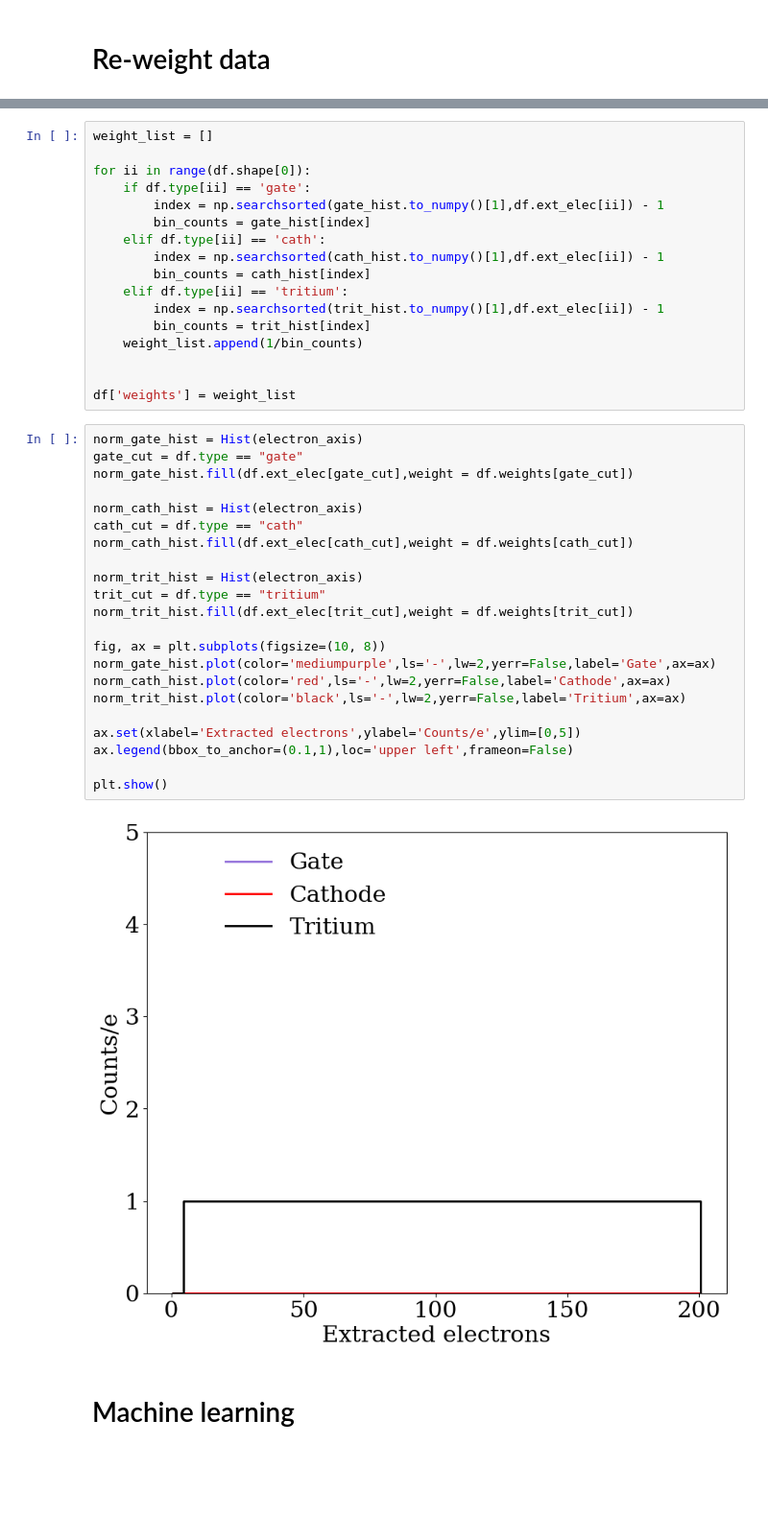
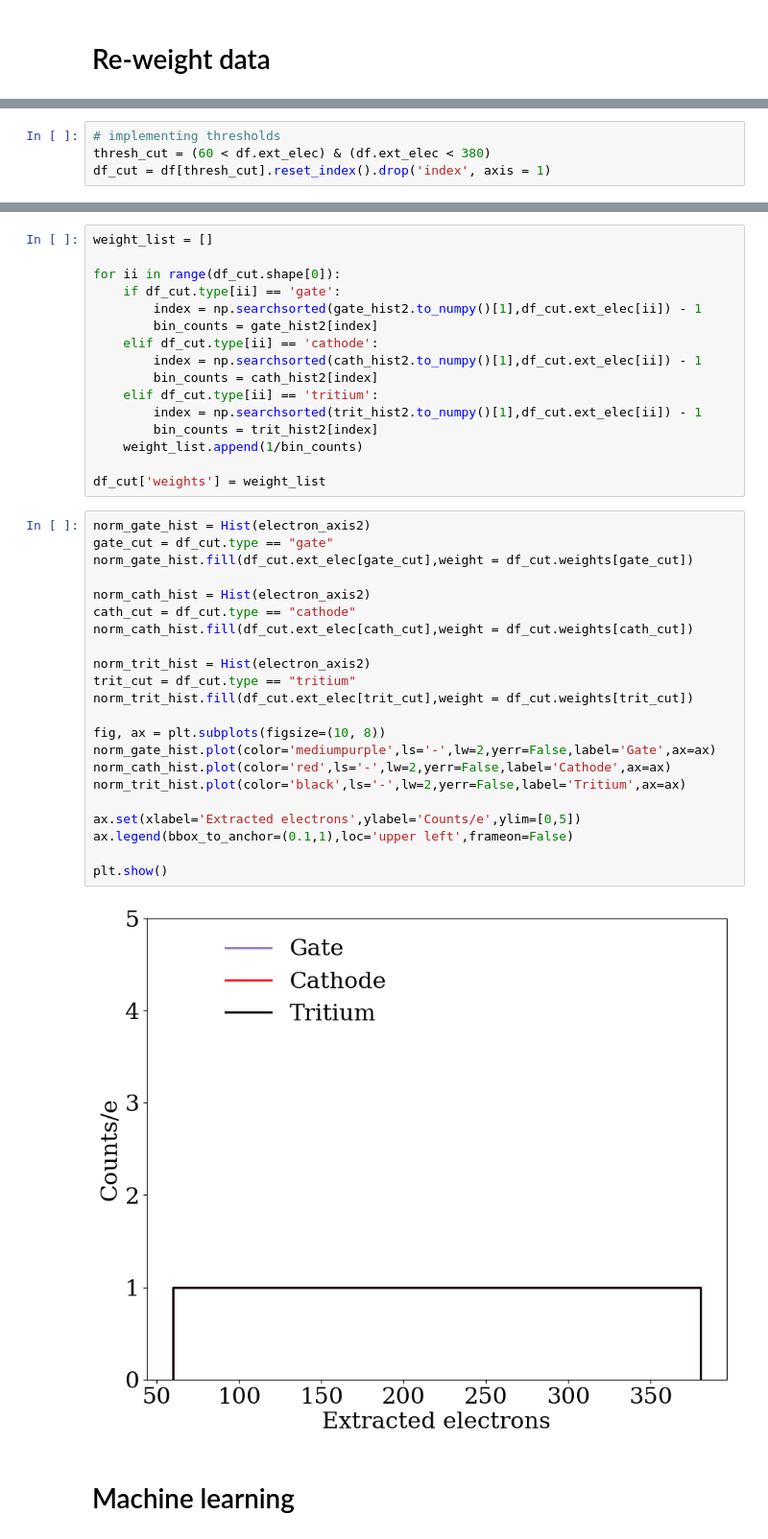
Before and after one commit to lizziewitt/MSci_Project, a Jupyter notebook: 02_machine_learning_testing.ipynb, the cells around one changed output, grey strips where cells are left out. Shown at 96% size. Cells and saved outputs as stored; diff of their text form; blank space fills up the shorter version.

```diff
--- a/02_machine_learning_testing.ipynb
+++ b/02_machine_learning_testing.ipynb
@@ -98,0 +87,4 @@ print(trit_hist)
+# %%
+# implementing thresholds
+thresh_cut = (60 < df.ext_elec) & (df.ext_elec < 380)
+df_cut = df[thresh_cut].reset_index().drop('index', axis = 1)
@@ -99,44 +136,43 @@ print(trit_hist)
 # %%
 weight_list = []
 
-for ii in range(df.shape[0]):
-    if df.type[ii] == 'gate':
-        index = np.searchsorted(gate_hist.to_numpy()[1],df.ext_elec[ii]) - 1
-        bin_counts = gate_hist[index]
-    elif df.type[ii] == 'cath':
-        index = np.searchsorted(cath_hist.to_numpy()[1],df.ext_elec[ii]) - 1
-        bin_counts = cath_hist[index]
-    elif df.type[ii] == 'tritium':
-        index = np.searchsorted(trit_hist.to_numpy()[1],df.ext_elec[ii]) - 1
-        bin_counts = trit_hist[index]
+for ii in range(df_cut.shape[0]):
+    if df_cut.type[ii] == 'gate':
+        index = np.searchsorted(gate_hist2.to_numpy()[1],df_cut.ext_elec[ii]) - 1
+        bin_counts = gate_hist2[index]
+    elif df_cut.type[ii] == 'cathode':
+        index = np.searchsorted(cath_hist2.to_numpy()[1],df_cut.ext_elec[ii]) - 1
+        bin_counts = cath_hist2[index]
+    elif df_cut.type[ii] == 'tritium':
+        index = np.searchsorted(trit_hist2.to_numpy()[1],df_cut.ext_elec[ii]) - 1
+        bin_counts = trit_hist2[index]
     weight_list.append(1/bin_counts)
 
-
-df['weights'] = weight_list
+df_cut['weights'] = weight_list
 # %%
-norm_gate_hist = Hist(electron_axis)
-gate_cut = df.type == "gate"
-norm_gate_hist.fill(df.ext_elec[gate_cut],weight = df.weights[gate_cut])
+norm_gate_hist = Hist(electron_axis2)
+gate_cut = df_cut.type == "gate"
+norm_gate_hist.fill(df_cut.ext_elec[gate_cut],weight = df_cut.weights[gate_cut])
 
-norm_cath_hist = Hist(electron_axis)
-cath_cut = df.type == "cath"
-norm_cath_hist.fill(df.ext_elec[cath_cut],weight = df.weights[cath_cut])
+norm_cath_hist = Hist(electron_axis2)
+cath_cut = df_cut.type == "cathode"
+norm_cath_hist.fill(df_cut.ext_elec[cath_cut],weight = df_cut.weights[cath_cut])
 
-norm_trit_hist = Hist(electron_axis)
-trit_cut = df.type == "tritium"
-norm_trit_hist.fill(df.ext_elec[trit_cut],weight = df.weights[trit_cut])
+norm_trit_hist = Hist(electron_axis2)
+trit_cut = df_cut.type == "tritium"
+norm_trit_hist.fill(df_cut.ext_elec[trit_cut],weight = df_cut.weights[trit_cut])
 
 fig, ax = plt.subplots(figsize=(10, 8))
 norm_gate_hist.plot(color='mediumpurple',ls='-',lw=2,yerr=False,label='Gate',ax=ax)
 norm_cath_hist.plot(color='red',ls='-',lw=2,yerr=False,label='Cathode',ax=ax)
 norm_trit_hist.plot(color='black',ls='-',lw=2,yerr=False,label='Tritium',ax=ax)
 
 ax.set(xlabel='Extracted electrons',ylabel='Counts/e',ylim=[0,5])
 ax.legend(bbox_to_anchor=(0.1,1),loc='upper left',frameon=False)
 
 plt.show()
 # %% [output]
-[figure, old version]
+[figure, new version]
 # %% [markdown]
 # Machine learning
 # %% [markdown]
```
Also changed, not shown: parts of 30 cells of this notebook, 3 other files.
